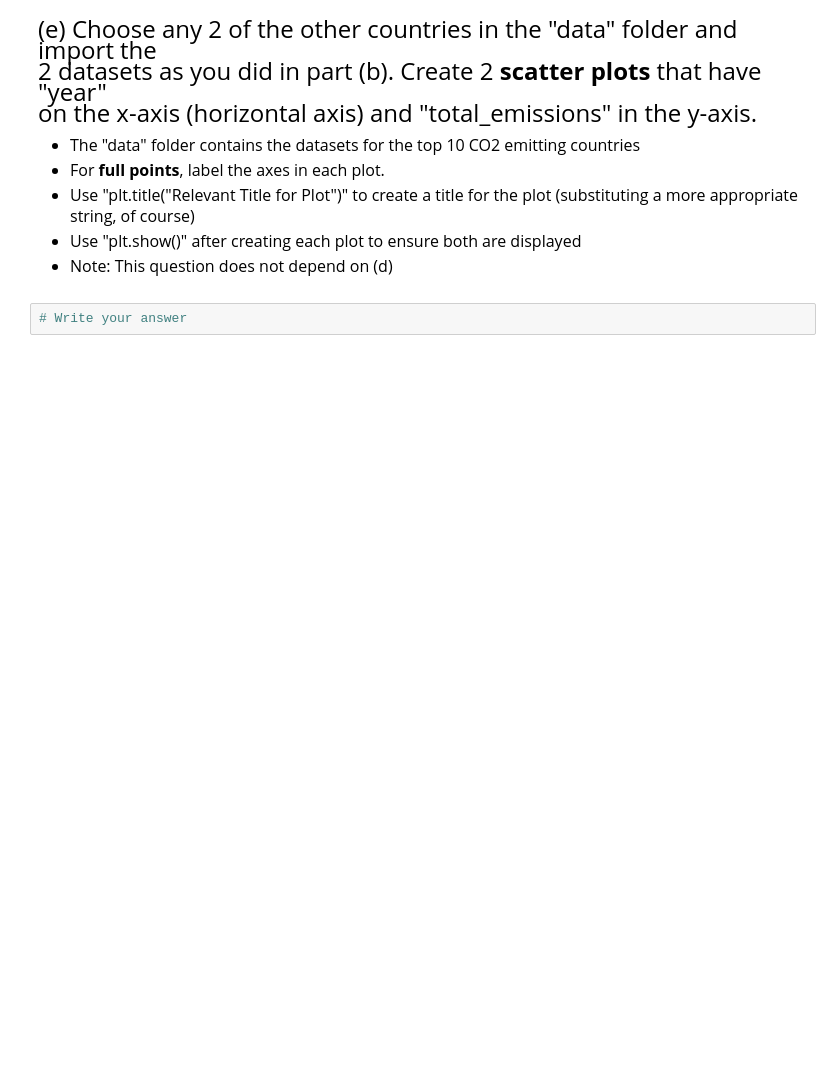
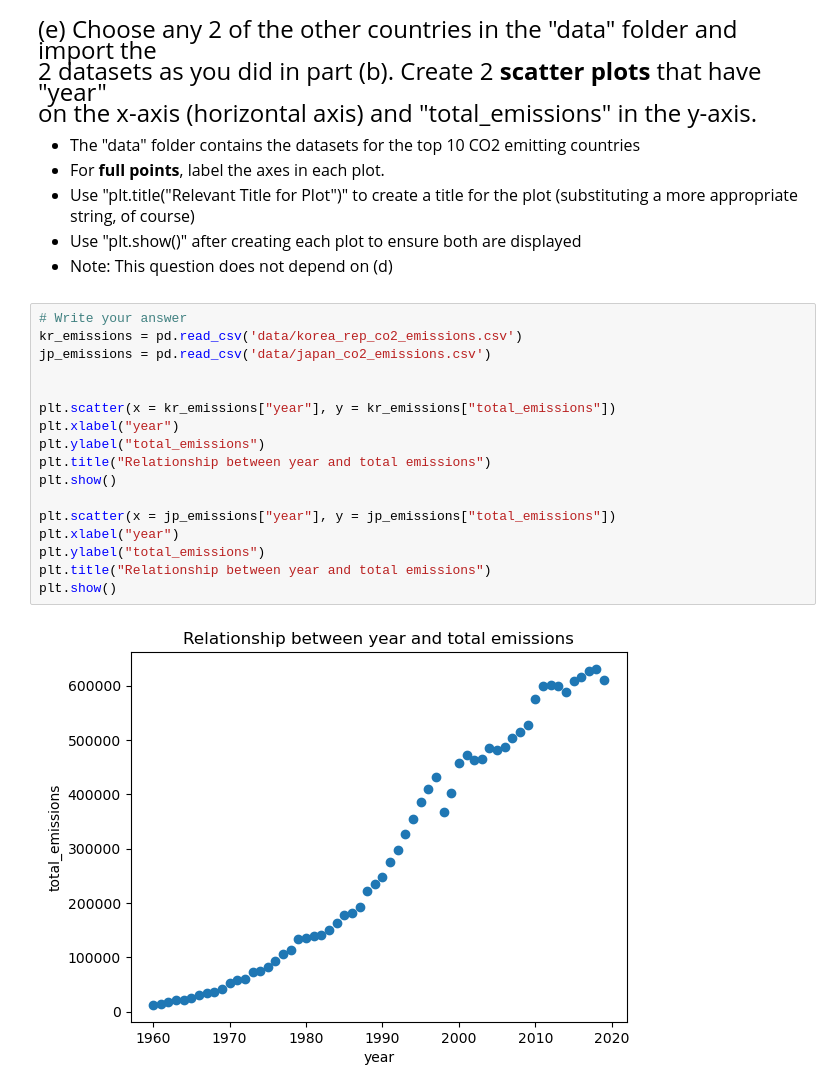
Before and after one commit to jshin0229/qtm151fall2025real, a Jupyter notebook: Assignments/assignment_2/Assignment2.ipynb, the cells around one changed output. Drawn from its saved outputs; the diff is of its cells as text; blank space fills up the shorter version.

```diff
--- a/Assignments/assignment_2/Assignment2.ipynb
+++ b/Assignments/assignment_2/Assignment2.ipynb
@@ -89,5 +113,22 @@ on the x-axis (horizontal axis) and "total_emissions" in the y-axis.
 - Use "plt.title("Relevant Title for Plot")" to create a title for the plot (substituting a more appropriate string, of course)
 - Use "plt.show()" after creating each plot to ensure both are displayed
 - Note: This question does not depend on (d)
-# %%
-# Write your answer
+# %%
+# Write your answer
+kr_emissions = pd.read_csv('data/korea_rep_co2_emissions.csv')
+jp_emissions = pd.read_csv('data/japan_co2_emissions.csv')
+
+
+plt.scatter(x = kr_emissions["year"], y = kr_emissions["total_emissions"])
+plt.xlabel("year")
+plt.ylabel("total_emissions")
+plt.title("Relationship between year and total emissions")
+plt.show()
+
+plt.scatter(x = jp_emissions["year"], y = jp_emissions["total_emissions"])
+plt.xlabel("year")
+plt.ylabel("total_emissions")
+plt.title("Relationship between year and total emissions")
+plt.show()
+# %% [output]
+[figure, added]
```
Also changed, not shown: parts of 4 cells of this notebook, 1 other file.
